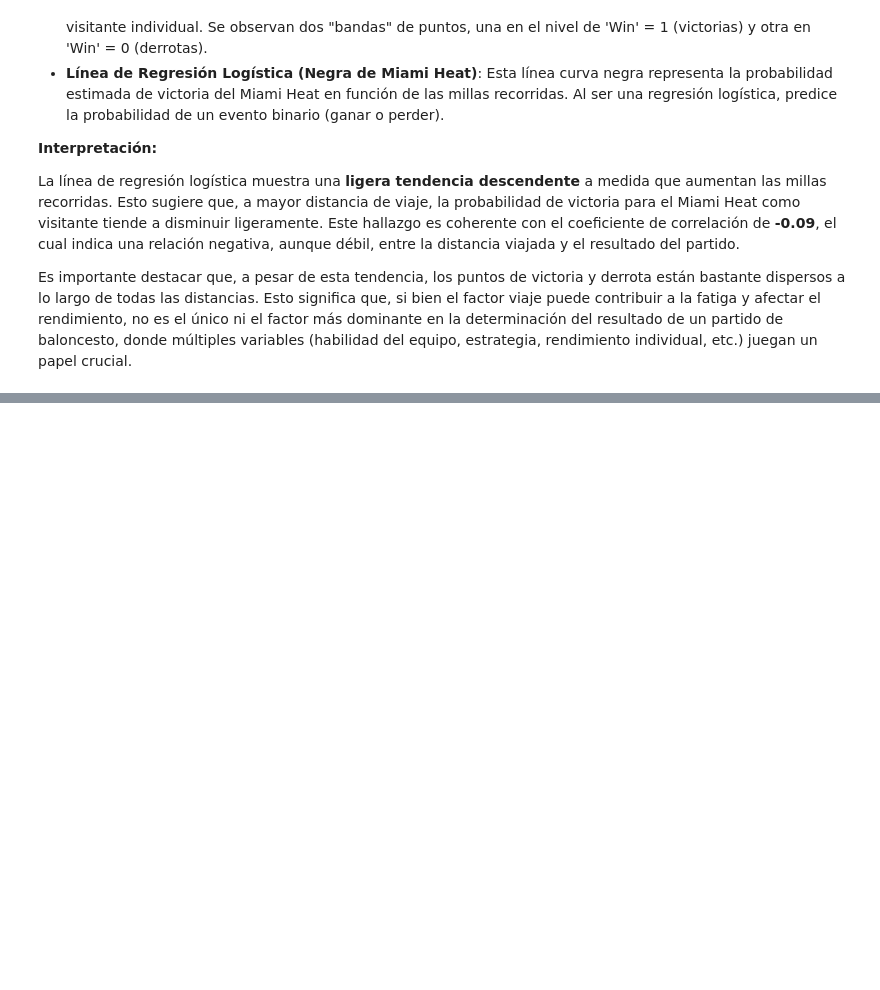
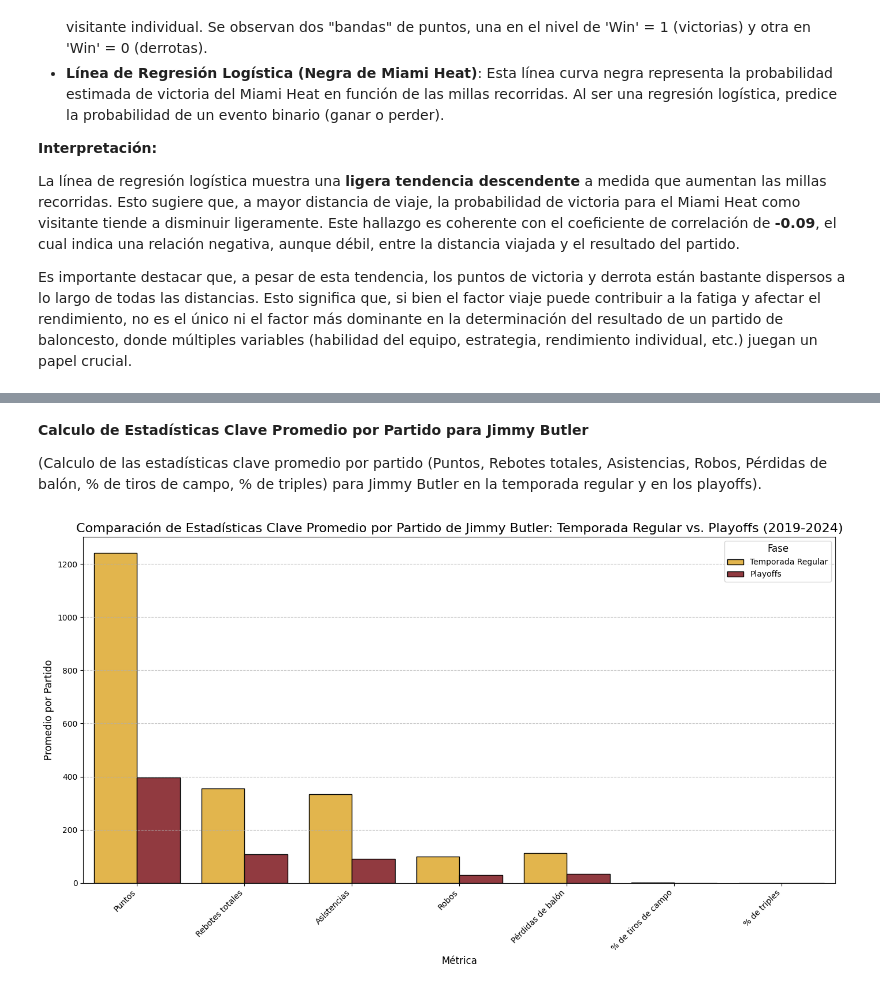
Before and after one commit to coderhouse2025-droid/Miami-Heat, a Jupyter notebook: Miami_Heat.ipynb, the cells around one changed output, grey strips where cells are left out. Cells and saved outputs as stored; diff of their text form; code cells hidden in the pictures; blank space fills up the shorter version.

```diff
--- a/Miami_Heat.ipynb
+++ b/Miami_Heat.ipynb
@@ -686,0 +1211,9 @@ Para el análisis de la fatiga por millas en el rendimiento del Miami Heat, se e
+# %%
+df_butler_regular = df_regular_season[df_regular_season['Jugadores'] == 'Jimmy Butler'].copy()
+df_butler_playoffs = df_playoffs[df_playoffs['Jugadores'] == 'Jimmy Butler'].copy()
+
+print("Primeras 5 filas de df_butler_regular:")
+display(df_butler_regular.head())
+
+print("\nPrimeras 5 filas de df_butler_playoffs:")
+display(df_butler_playoffs.head())
@@ -686,0 +1236,56 @@ Para el análisis de la fatiga por millas en el rendimiento del Miami Heat, se e
+# %% [markdown]
+**Calculo de Estadísticas Clave Promedio por Partido para Jimmy Butler**
+
+(Calculo de las estadísticas clave promedio por partido (Puntos, Rebotes totales, Asistencias, Robos, Pérdidas de balón, % de tiros de campo, % de triples) para Jimmy Butler en la temporada regular y en los playoffs)\.
+# %%
+import matplotlib.pyplot as plt
+import seaborn as sns
+
+# Define display_metrics for consistency
+display_metrics = ['Puntos', 'Rebotes totales', 'Asistencias', 'Robos', 'Pérdidas de balón', '% de tiros de campo', '% de triples']
+
+# Calculate average metrics for Jimmy Butler in Regular Season
+avg_butler_regular = df_butler_regular[display_metrics].mean(numeric_only=True).to_frame().T
+avg_butler_regular['Fase'] = 'Temporada Regular'
+
+# Calculate average metrics for Jimmy Butler in Playoffs
+avg_butler_playoffs = df_butler_playoffs[display_metrics].mean(numeric_only=True).to_frame().T
+avg_butler_playoffs['Fase'] = 'Playoffs'
+
+# Combine into a single DataFrame df_butler_avg_per_game
+df_butler_avg_per_game = pd.concat([avg_butler_regular, avg_butler_playoffs], ignore_index=True)
+
+# Filter df_butler_avg_per_game to include only the Fase and display_metrics columns
+df_butler_avg_per_game_filtered = df_butler_avg_per_game[['Fase'] + display_metrics]
+
+# Melt the DataFrame to long format for seaborn barplot
+df_butler_avg_per_game_melted = df_butler_avg_per_game_filtered.melt(id_vars='Fase',
+                                              var_name='Métrica',
+                                              value_name='Promedio por Partido')
+
+# Set the 'Métrica' column as a categorical type with the order defined in display_metrics
+df_butler_avg_per_game_melted['Métrica'] = pd.Categorical(df_butler_avg_per_game_melted['Métrica'], categories=display_metrics, ordered=True)
+df_butler_avg_per_game_melted = df_butler_avg_per_game_melted.sort_values('Métrica')
+
+# Create the bar plot
+plt.figure(figsize=(14, 8))
+sns.barplot(
+    x='Métrica',
+    y='Promedio por Partido',
+    hue='Fase',
+    data=df_butler_avg_per_game_melted,
+    palette={'Temporada Regular': '#FBBF34', 'Playoffs': '#9F2B33'}, # Miami Heat colors
+    edgecolor='black'
+)
+
+plt.title('Comparación de Estadísticas Clave Promedio por Partido de Jimmy Butler: Temporada Regular vs. Playoffs (2019-2024)', fontsize=16)
+plt.xlabel('Métrica', fontsize=12)
+plt.ylabel('Promedio por Partido', fontsize=12)
+plt.xticks(rotation=45, ha='right', fontsize=10) # Rotate x-axis labels
+plt.yticks(fontsize=10)
+plt.legend(title='Fase', title_fontsize='12', fontsize='10', loc='upper right')
+plt.grid(axis='y', linestyle='--', alpha=0.7) # Add y-axis grid
+plt.tight_layout()
+plt.show()
+# %% [output]
+[figure, added]
```
Also changed, not shown: parts of 25 cells of this notebook.
